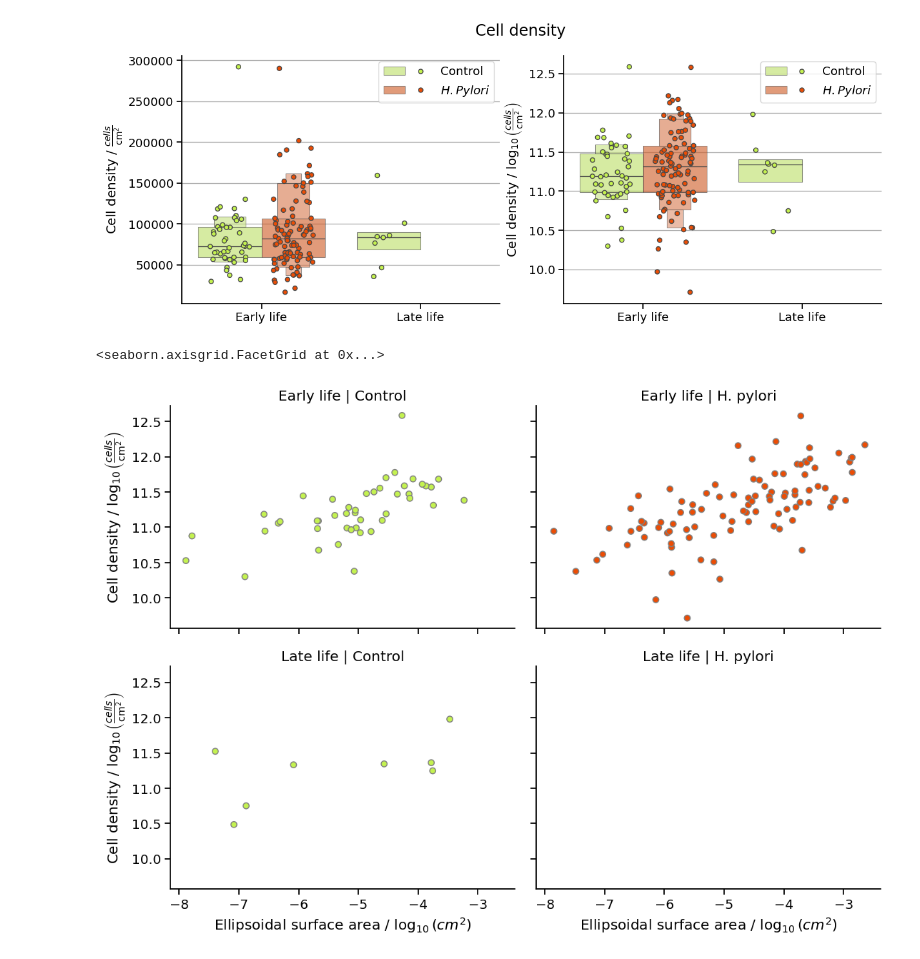
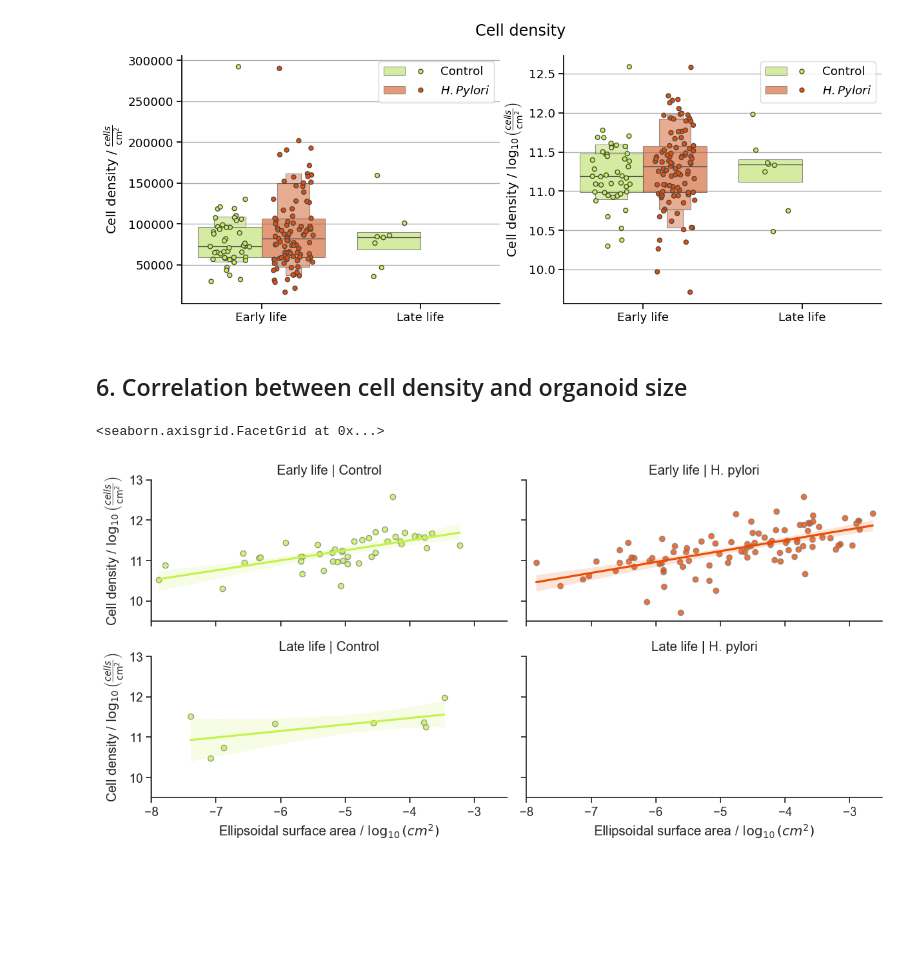
Before and after one commit to DaRoemer/OrganoCellQuant, a Jupyter notebook: Cell_count_analysis.ipynb, the cells around one changed output. Saved outputs shown, nothing was run; the diff lists cells and outputs as text; code cells hidden in the pictures; blank space fills up the shorter version.

```diff
--- a/Cell_count_analysis.ipynb
+++ b/Cell_count_analysis.ipynb
@@ -367,25 +325,0 @@ cell count
-# %%
-from statsmodels.formula.api import poisson
-DataTrusted.rename(columns={'number cells top half': 'n_cells'}, inplace=True)
-
-
-model = poisson('n_cells ~ C(Condition)', data=DataTrusted).fit()
-# perform post-hoc testing with Tukey's HSD test
-posthoc = pairwise_tukeyhsd(DataTrusted['n_cells'], DataTrusted['Condition'])
-
-from scikit_posthocs import posthoc_dunn
-
-dataDunn = [DataTrusted[DataTrusted['Condition']=='Early life Control']['n_cells_log'],
-                            DataTrusted[DataTrusted['Condition']=='Early life H. pylori']['n_cells_log'],
-                            DataTrusted[DataTrusted['Condition']=='Late life Control']['n_cells_log']]
-# Perform post-hoc testing with Dunn's test
-posthoc_dunn = posthoc_dunn(dataDunn, p_adjust='bonferroni')
-
-
-# print the ANOVA table and post-hoc results
-display(model.summary())
-
-print('---------')
-print(posthoc)
-print('---------')
-print(posthoc_dunn)
@@ -589,23 +388,24 @@ fig.suptitle('Cell density')
 plt.show()
 # %% [output]
 [figure]
+# %% [markdown]
+## 6. Correlation between cell density and organoid size
 # %%
-a=sns.relplot(data= DataTrusted,
-            x='Ellipsoid_surface_area_log',
-            y='cells_per_area_log',
-            kind='scatter',
+sns.set_style("ticks")
+a=sns.FacetGrid(data= DataTrusted,
             hue="Category",
             col="Category",
             row='Infection_time',
-            edgecolor='gray',
-            linewidth=1,
             palette=['#c4f250', '#eb4d05'],
-            height=4,
-            aspect=1.4)
-lables=['Early life - Control', 'Early life - $\it{H. Pylori}$', 'Late life - Control', 'Late life - $\it{H. Pylori}$']
+            height=3,
+            aspect=2)
+a.map(sns.regplot, 'Ellipsoid_surface_area_log',
+            'cells_per_area_log',
+            scatter_kws={'edgecolor':'gray','linewidths':1},
+            )
 a.set_titles(row_template="{row_name}", col_template="{col_name}")
-a._legend.remove()
 a.set_axis_labels(r'Ellipsoidal surface area / $\log_{10}(cm^2)$', r'Cell density / $\log_{10}\left(\frac{cells}{\mathrm{cm}^2}\right)$')
+a.set(ylim=(9.5, 13), xlim=(-8, -2.5))
 # %% [output]
 <seaborn.axisgrid.FacetGrid at 0x...>
-[figure, old version]
+[figure, new version]
```
Also changed, not shown: parts of 41 cells of this notebook.
